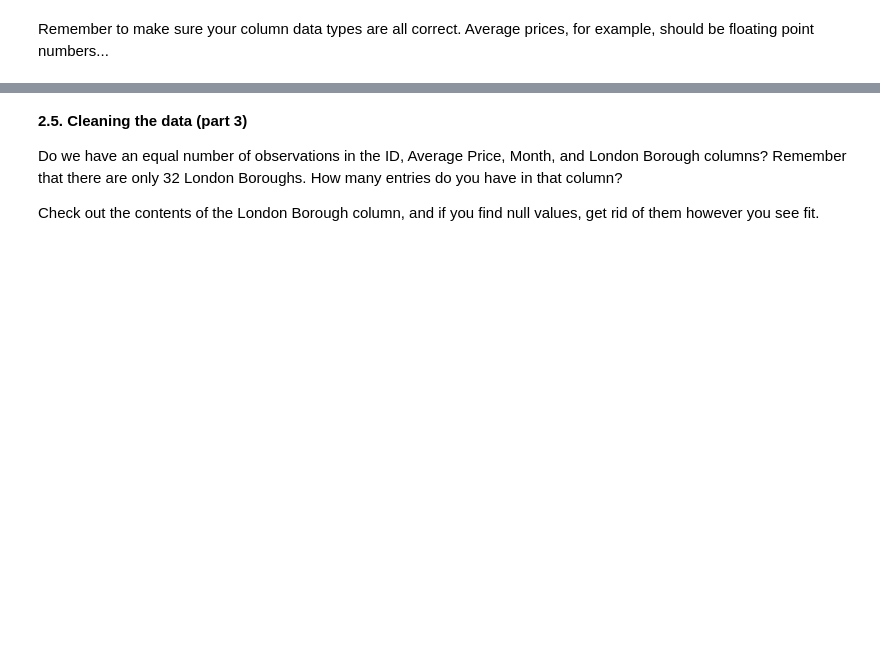
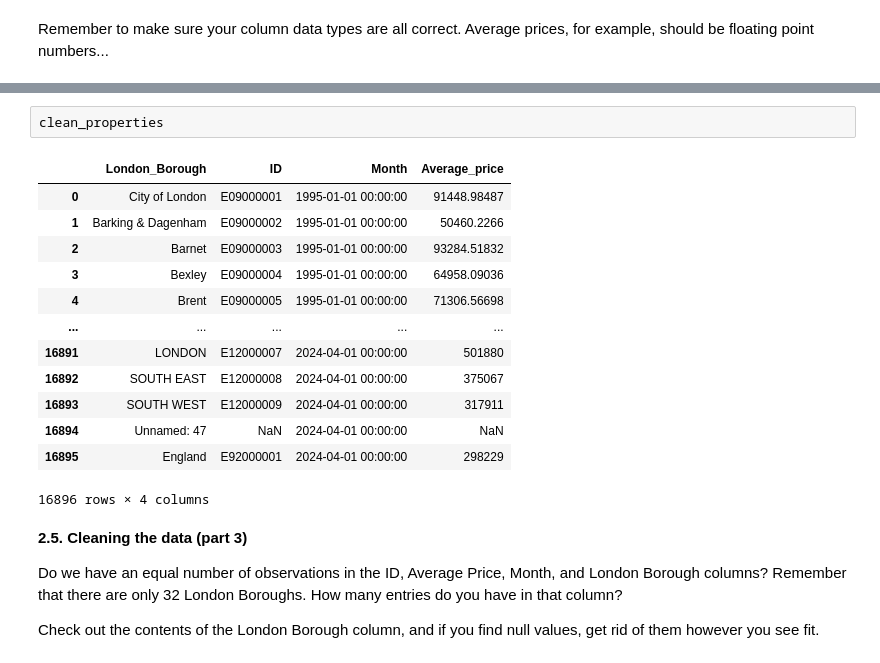
Before and after one commit to jmaloney95/2024-BOOTCAMP, a Jupyter notebook: Unit 4 Challenge - Tier 3.ipynb, the cells around one changed output, grey strips where cells are left out. Cells and saved outputs as stored; diff of their text form; blank space fills up the shorter version.

```diff
--- a/Unit 4 Challenge - Tier 3.ipynb
+++ b/Unit 4 Challenge - Tier 3.ipynb
@@ -177,3 +252,19 @@ clean_properties.count()
+# %%
+clean_properties
+# %% [output]
+|  | London_Borough | ID | Month | Average_price |
+| 0 | City of London | E09000001 | 1995-01-01 00:00:00 | 91448.98487 |
+| 1 | Barking & Dagenham | E09000002 | 1995-01-01 00:00:00 | 50460.2266 |
+| 2 | Barnet | E09000003 | 1995-01-01 00:00:00 | 93284.51832 |
+| 3 | Bexley | E09000004 | 1995-01-01 00:00:00 | 64958.09036 |
+| 4 | Brent | E09000005 | 1995-01-01 00:00:00 | 71306.56698 |
+| ... | ... | ... | ... | ... |
+| 16891 | LONDON | E12000007 | 2024-04-01 00:00:00 | 501880 |
+| 16892 | SOUTH EAST | E12000008 | 2024-04-01 00:00:00 | 375067 |
+| 16893 | SOUTH WEST | E12000009 | 2024-04-01 00:00:00 | 317911 |
+| 16894 | Unnamed: 47 | NaN | 2024-04-01 00:00:00 | NaN |
+| 16895 | England | E92000001 | 2024-04-01 00:00:00 | 298229 |
+16896 rows × 4 columns
 # %% [markdown]
 **2.5. Cleaning the data (part 3)**
 
```
Also changed, not shown: parts of 31 cells of this notebook.
